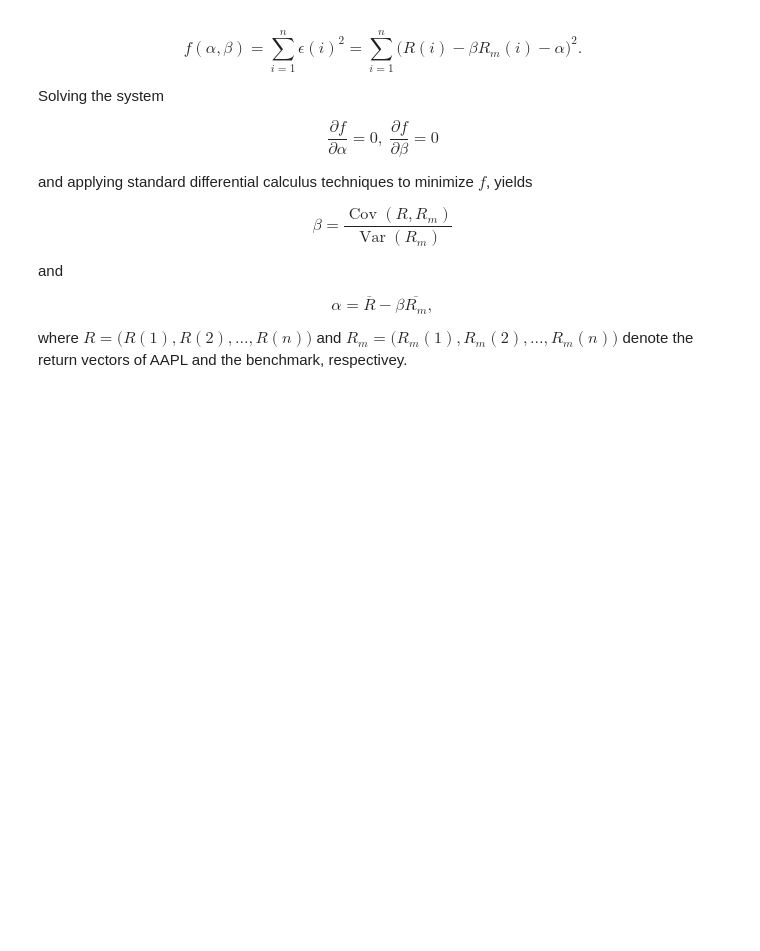
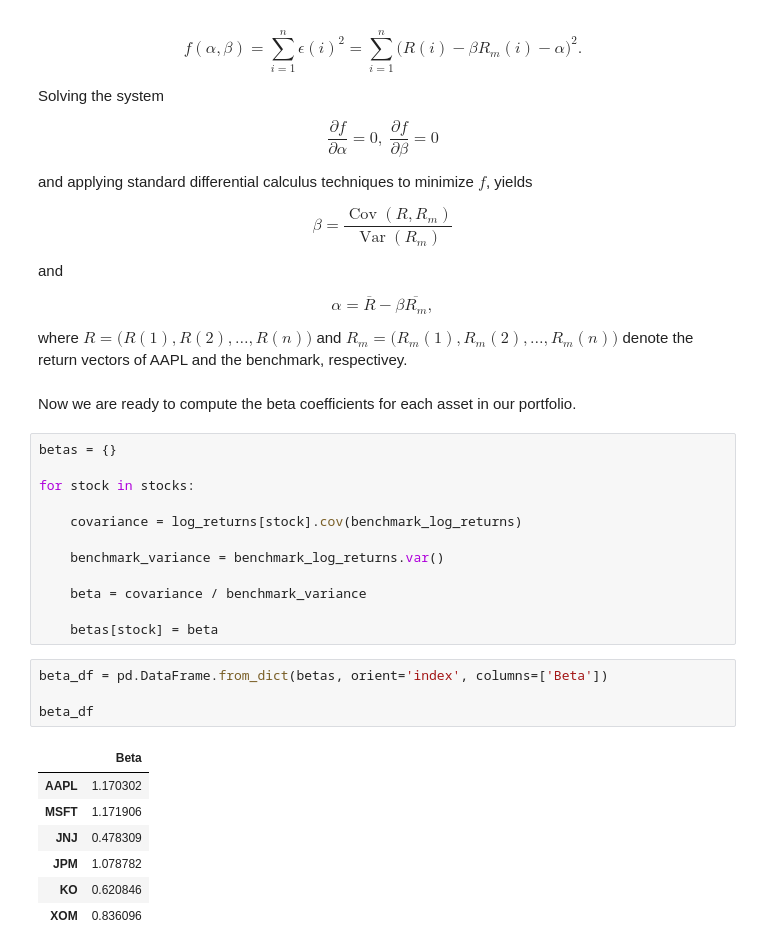
Before and after one commit to keramidasvasilis/data-analysis-projects, a Jupyter notebook: portfolio-optimization-risk-analysis/notebooks/portfolio_optimization_analysis.ipynb, the cells around one changed output. Saved outputs shown, nothing was run; the diff lists cells and outputs as text; blank space fills up the shorter version.

Commit message:
Add beta regression analysis and systematic risk section

```diff
--- a/portfolio-optimization-risk-analysis/notebooks/portfolio_optimization_analysis.ipynb
+++ b/portfolio-optimization-risk-analysis/notebooks/portfolio_optimization_analysis.ipynb
@@ -829,3 +829,29 @@ and
 $$\alpha = \overline{R} - \beta \overline{R_m},$$
 
 where $R = \big(R(1), R(2), \dots, R(n)\big)$ and $R_m = \big(R_m(1), R_m(2), \dots, R_m(n)\big)$ denote the return vectors of AAPL and the benchmark, respectivey.
+# %% [markdown]
+Now we are ready to compute the beta coefficients for each asset in our portfolio.
+# %%
+betas = {}
+
+for stock in stocks:
+
+    covariance = log_returns[stock].cov(benchmark_log_returns)
+
+    benchmark_variance = benchmark_log_returns.var()
+
+    beta = covariance / benchmark_variance
+
+    betas[stock] = beta
+# %%
+beta_df = pd.DataFrame.from_dict(betas, orient='index', columns=['Beta'])
+
+beta_df
+# %% [output]
+|  | Beta |
+| AAPL | 1.170302 |
+| MSFT | 1.171906 |
+| JNJ | 0.478309 |
+| JPM | 1.078782 |
+| KO | 0.620846 |
+| XOM | 0.836096 |
```
Also changed, not shown: parts of 17 cells of this notebook.
